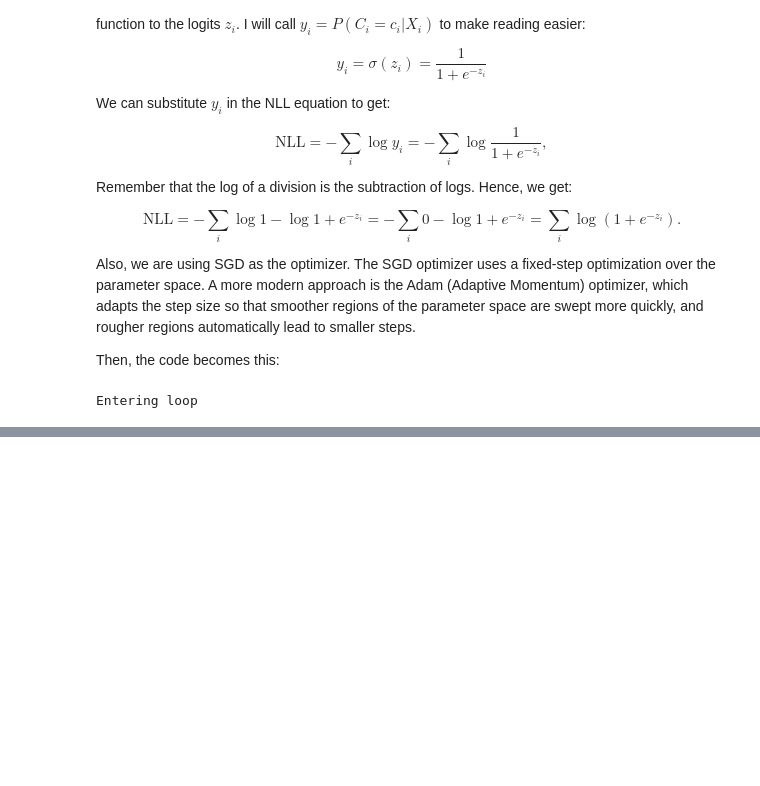
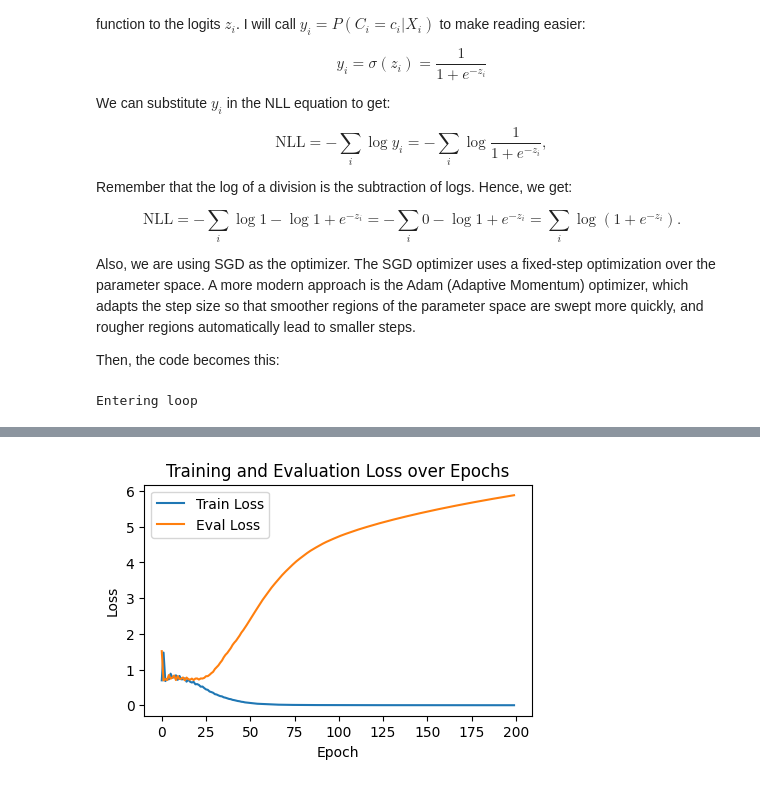
Before and after one commit to tiagoft/nlp_course, a Jupyter notebook: courseware/docs/language_models/03-end_to_end_neural_networks.ipynb, the cells around one changed output, grey strips where cells are left out. Drawn from its saved outputs; the diff is of its cells as text; code cells hidden in the pictures; blank space fills up the shorter version.

```diff
--- a/courseware/docs/language_models/03-end_to_end_neural_networks.ipynb
+++ b/courseware/docs/language_models/03-end_to_end_neural_networks.ipynb
@@ -620,0 +581,20 @@ Change the `forward` method in `SimpleClassifier` so that the mean only accounts
+# %%
+import torch.nn.functional as F
+
+class SimpleClassifierExtended(nn.Module):
+    def __init__(self, vocab_size, embedding_dim):
+        super().__init__()
+        self.embedding = nn.Embedding(
+            num_embeddings=vocab_size,
+            embedding_dim=embedding_dim,
+            padding_idx=padding_idx
+        )
+        self.clf = nn.Linear(embedding_dim, 1)
+
+    def forward(self, x, return_embeddings=False):
+        x = self.embedding(x)
+        document_embeddings = torch.mean(x, dim=1)
+        x = self.clf(document_embeddings)
+        if return_embeddings:
+            return x, document_embeddings
+        return x
@@ -620,0 +651,13 @@ Change the `forward` method in `SimpleClassifier` so that the mean only accounts
+# %%
+import matplotlib.pyplot as plt
+
+plt.figure(figsize=(5,3))
+plt.plot(train_losses, label='Train Loss')
+plt.plot(eval_losses, label='Eval Loss')
+plt.xlabel('Epoch')
+plt.ylabel('Loss')
+plt.title('Training and Evaluation Loss over Epochs')
+plt.legend()
+plt.show()
+# %% [output]
+[figure, added]
```
Also changed, not shown: parts of 18 cells of this notebook, 3 other files.
